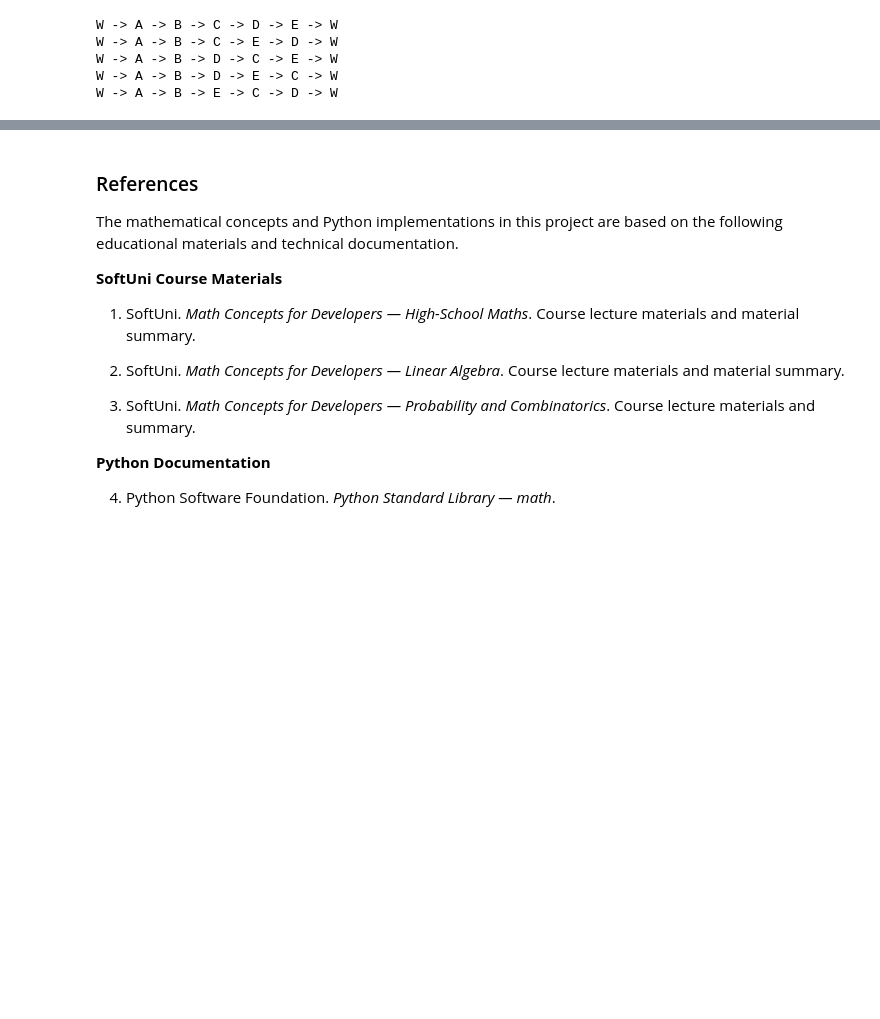
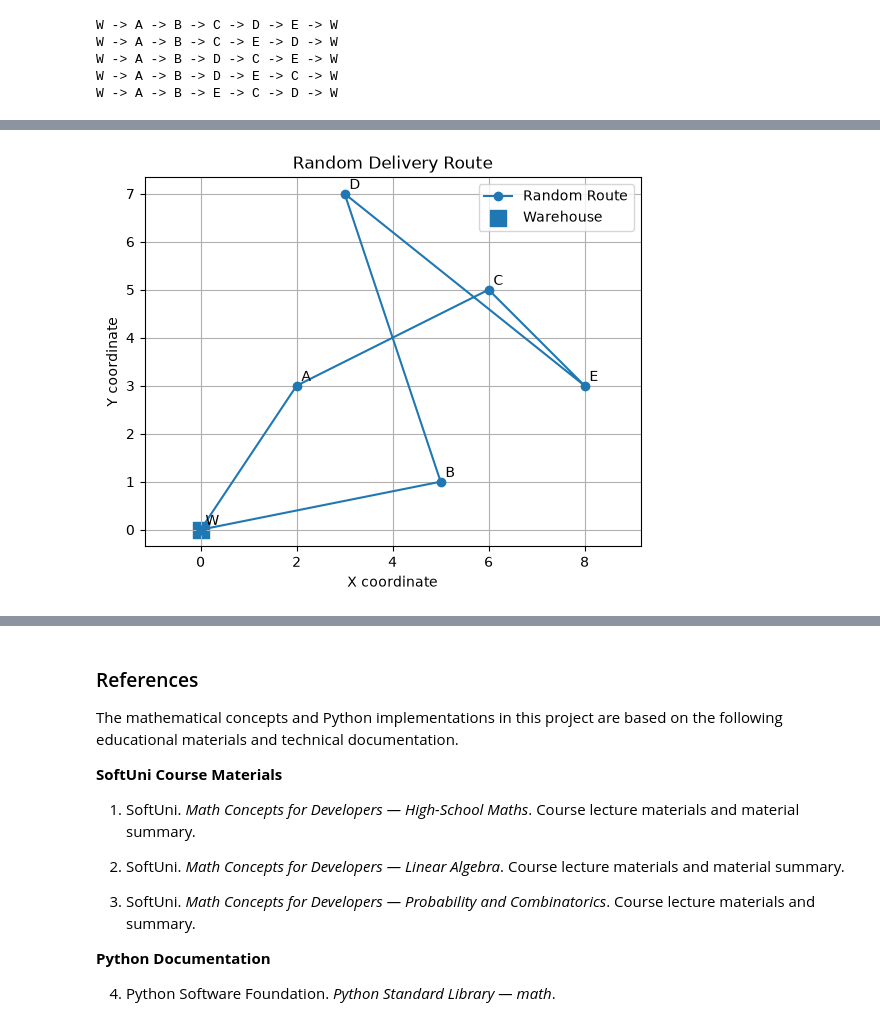
Before and after one commit to tsvetanadraganova/Math-Concepts-Final-Project, a Jupyter notebook: notebooks/route_optimization.ipynb, the cells around one changed output, grey strips where cells are left out. Cells and saved outputs as stored; diff of their text form; code cells hidden in the pictures; blank space fills up the shorter version.

Commit message:
Implement Random Route algorithm and visualization

```diff
--- a/notebooks/route_optimization.ipynb
+++ b/notebooks/route_optimization.ipynb
@@ -625,0 +674,5 @@ W -> A -> B -> E -> C -> D -> W
+# %%
+
+random_delivery_points = random.sample(delivery_points, 5)
+
+print("Random delivery order:", random_delivery_points)
@@ -625,0 +681,4 @@ W -> A -> B -> E -> C -> D -> W
+# %%
+random_route = ["W"] + random_delivery_points + ["W"]
+
+print("Random full route:", random_route)
@@ -625,0 +705,32 @@ W -> A -> B -> E -> C -> D -> W
+# %%
+
+x_values = []
+y_values = []
+
+for point_name in random_route:
+    coordinates = locations[point_name]
+    x_values.append(coordinates[0])
+    y_values.append(coordinates[1])
+
+plt.plot(x_values, y_values, marker="o", label="Random Route")
+
+warehouse_x = locations["W"][0]
+warehouse_y = locations["W"][1]
+
+plt.scatter(warehouse_x, warehouse_y, s=120, marker="s", label="Warehouse")
+
+for name, coordinates in locations.items():
+    x = coordinates[0]
+    y = coordinates[1]
+    plt.text(x + 0.1, y + 0.1, name)
+
+plt.title("Random Delivery Route")
+plt.xlabel("X coordinate")
+plt.ylabel("Y coordinate")
+plt.grid(True)
+plt.axis("equal")
+plt.legend()
+plt.savefig("../images/random_delivery_route.png", dpi=300, bbox_inches="tight")
+plt.show()
+# %% [output]
+[figure, added]
```
Also changed, not shown: parts of 10 cells of this notebook, 1 other file.
